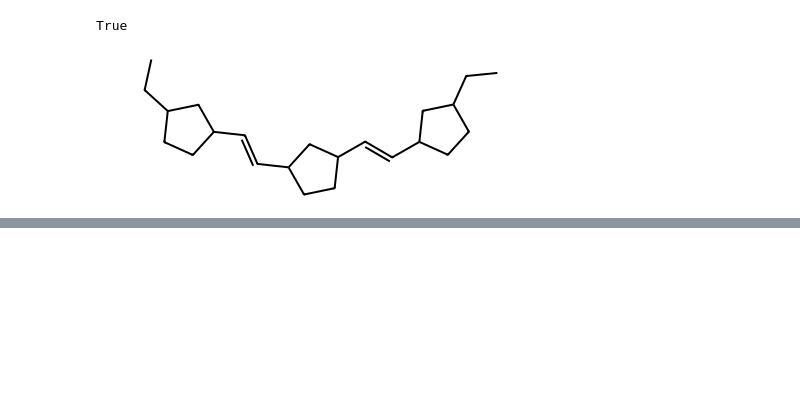
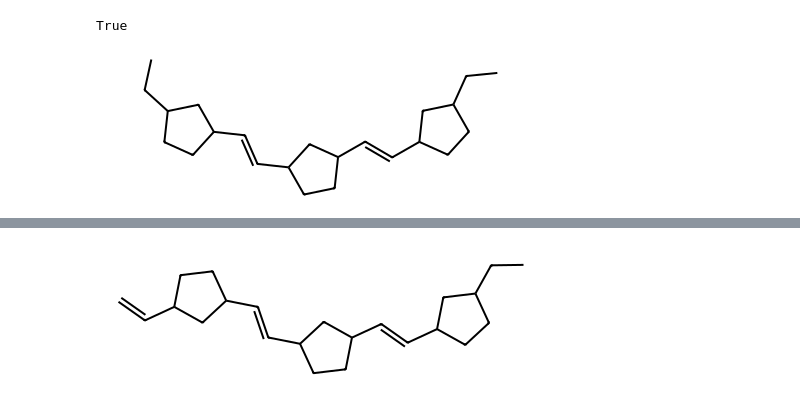
Before and after one commit to skozarekar/thermonomer, a Jupyter notebook: thermonomer/temp_Maya_romp.ipynb, the cells around one changed output, grey strips where cells are left out. Saved outputs shown, nothing was run; the diff lists cells and outputs as text; code cells hidden in the pictures; blank space fills up the shorter version.

```diff
--- a/thermonomer/temp_Maya_romp.ipynb
+++ b/thermonomer/temp_Maya_romp.ipynb
@@ -102,0 +107,7 @@ dp3
+# %%
+prod=term1.RunReactants((dp3,))
+
+prod[0][0]
+#prod[1][0]
+# %% [output]
+[figure, added]
```
Also changed, not shown: parts of 6 cells of this notebook.
